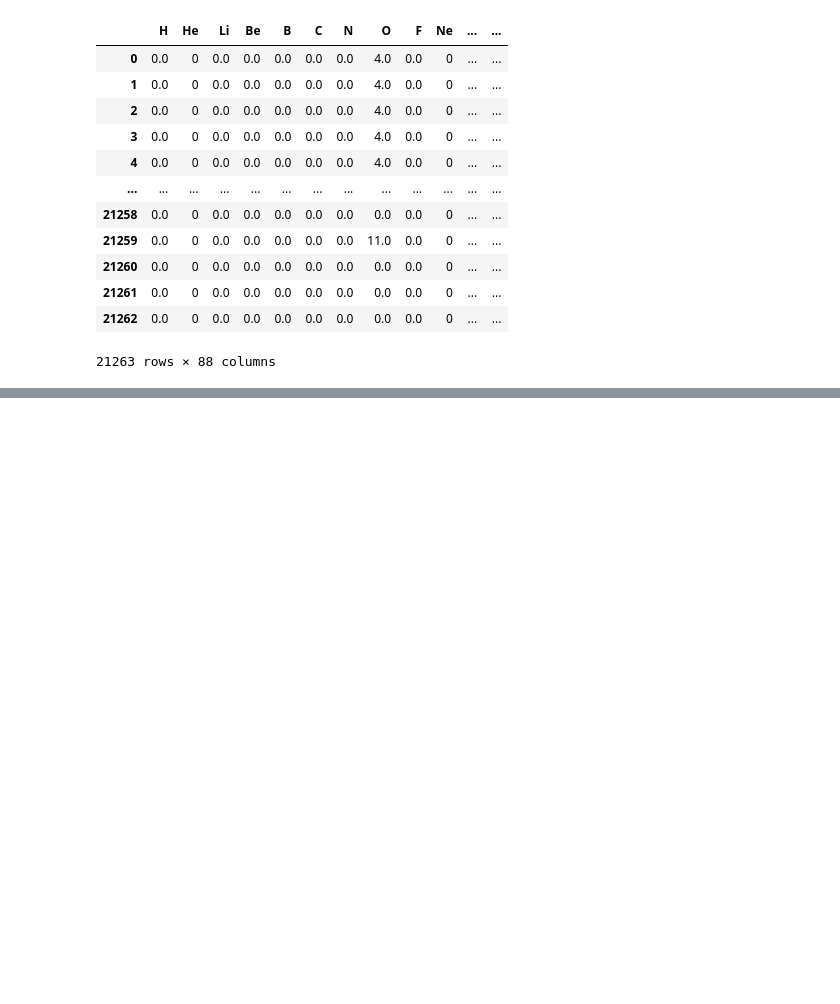
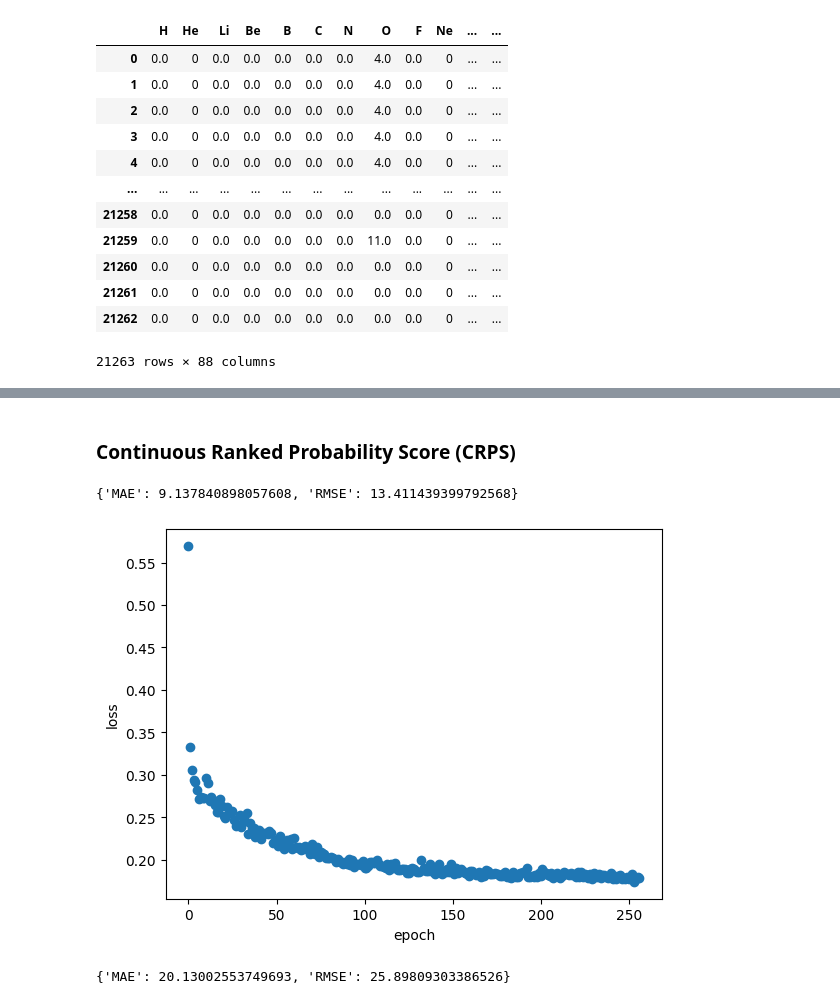
Before and after one commit to podondra/active-domain-adaptation, a Jupyter notebook: regression.ipynb, the cells around one changed output, grey strips where cells are left out. Drawn from its saved outputs; the diff is of its cells as text; code cells hidden in the pictures; blank space fills up the shorter version.

```diff
--- a/regression.ipynb
+++ b/regression.ipynb
@@ -281,0 +147,11 @@ model_trg.test(trg_test)
+# %%
+def nll(mean_pred, var_pred, mean):
+    return torch.log(var_pred) + torch.square(mean - mean_pred) / var_pred
+
+def crps(mean_pred, var_pred, mean):
+    std_pred = torch.sqrt(var_pred)
+    mean_std = (mean - mean_pred) / std_pred
+    pi = torch.tensor(math.pi)
+    pdf = (1.0 / torch.sqrt(2.0 * pi)) * torch.exp(-0.5 * torch.square(mean_std))
+    cdf = 0.5 + 0.5 * torch.erf(mean_std / torch.sqrt(torch.tensor(2.0)))
+    return std_pred * (mean_std * (2.0 * cdf - 1.0) + 2.0 * pdf - 1.0 / torch.sqrt(pi))
@@ -281,0 +255,12 @@ model_trg.test(trg_test)
+# %% [markdown]
+### Continuous Ranked Probability Score (CRPS)
+# %%
+model_source_crps = Model(crps).train_epochs(trainset_source, testset_source, HYPERPARAMS)
+evaluate(model_source_crps, testset_source)
+# %% [output]
+{'MAE': 9.137840898057608, 'RMSE': 13.411439399792568}
+[figure, added]
+# %%
+evaluate(model_source_crps, testset_target)
+# %% [output]
+{'MAE': 20.13002553749693, 'RMSE': 25.89809303386526}
```
Also changed, not shown: parts of 48 cells of this notebook, 1 other file.
